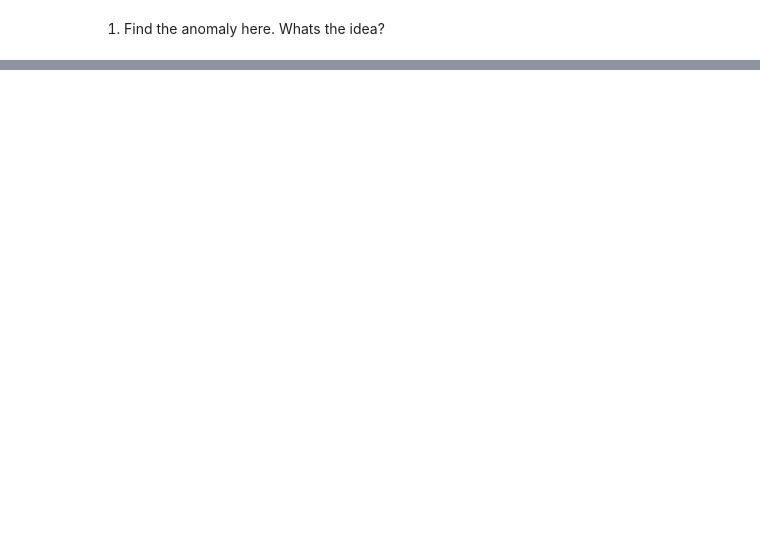
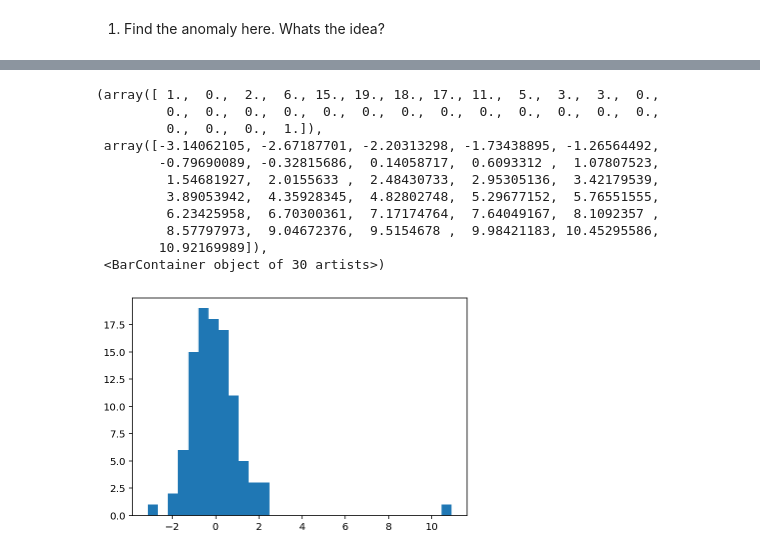
Before and after one commit to muic-pattern-rekt-2018/Exercise-Extra-Reliability-and-Anomaly, a Jupyter notebook: Anomaly Detection.ipynb, the cells around one changed output, grey strips where cells are left out. Saved outputs shown, nothing was run; the diff lists cells and outputs as text; code cells hidden in the pictures; blank space fills up the shorter version.

```diff
--- a/Anomaly Detection.ipynb
+++ b/Anomaly Detection.ipynb
@@ -38,0 +105,21 @@ plt.hist2d(xs, ys, bins=20);
+# %%
+res = yys - ys # pred - actual
+
+res_mean = np.average(res)
+res_std = np.std(res)
+z_score = np.abs((res - res_mean)/res_std)
+
+plt.hist(res, bins=30)
+# %% [output]
+(array([ 1.,  0.,  2.,  6., 15., 19., 18., 17., 11.,  5.,  3.,  3.,  0.,
+         0.,  0.,  0.,  0.,  0.,  0.,  0.,  0.,  0.,  0.,  0.,  0.,  0.,
+         0.,  0.,  0.,  1.]),
+ array([-3.14062105, -2.67187701, -2.20313298, -1.73438895, -1.26564492,
+        -0.79690089, -0.32815686,  0.14058717,  0.6093312 ,  1.07807523,
+         1.54681927,  2.0155633 ,  2.48430733,  2.95305136,  3.42179539,
+         3.89053942,  4.35928345,  4.82802748,  5.29677152,  5.76551555,
+         6.23425958,  6.70300361,  7.17174764,  7.64049167,  8.1092357 ,
+         8.57797973,  9.04672376,  9.5154678 ,  9.98421183, 10.45295586,
+        10.92169989]),
+ <BarContainer object of 30 artists>)
+[figure, added]
```
Also changed, not shown: parts of 14 cells of this notebook, 1 other file.
